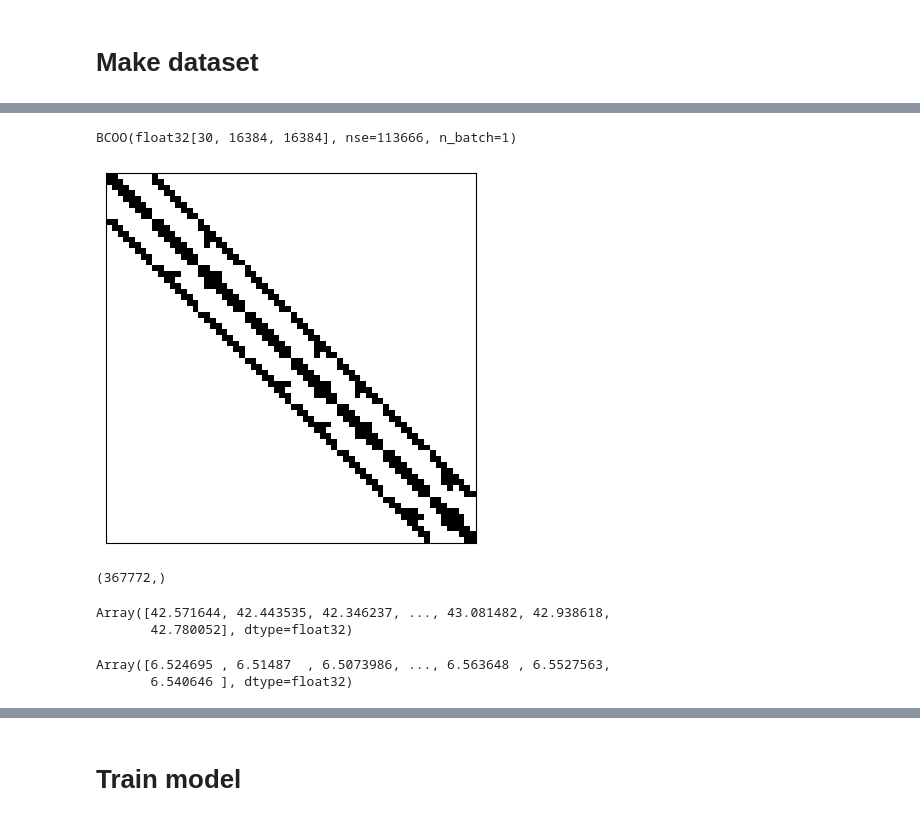
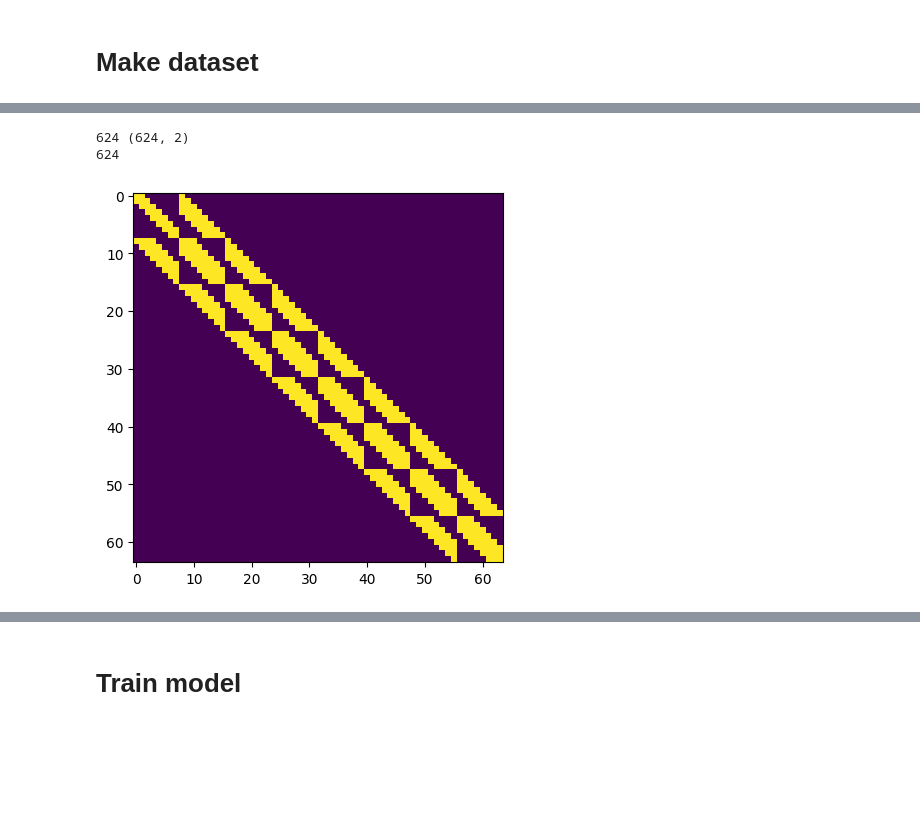
Before and after one commit to vltrifonov/PreCorrector, a Jupyter notebook: experiments/Experiments_Poisson2D.ipynb, the cells around one changed output, grey strips where cells are left out. Saved outputs shown, nothing was run; the diff lists cells and outputs as text; code cells hidden in the pictures; blank space fills up the shorter version.

```diff
--- a/experiments/Experiments_Poisson2D.ipynb
+++ b/experiments/Experiments_Poisson2D.ipynb
@@ -29,7 +29,7 @@ from train import train
 # Setup experiment
 # %%
 dataset = 'simple'                # 'krylov', 'simple'
-grid = 128
+grid = 8
 N_samples_train = 30
 N_samples_test = 5
 
@@ -81,28 +82,13 @@ print(perf_counter() - s1)
-# %%
-A_train
-# %% [output]
-BCOO(float32[30, 16384, 16384], nse=113666, n_batch=1)
-# %%
-plt.set_cmap('binary')
-A_ = A_train[0, ...]
-A_.data = A_.data * 0 + 1
-
-plt.imshow(A_.todense())
-plt.xticks([])
-plt.yticks([]);
-# %% [output]
-[figure, removed]
-# %%
-jnp.unique(A_train.data).shape
-# %% [output]
-(367772,)
-# %%
-A_test[3, ...].todense().diagonal()
-# %% [output]
-Array([42.571644, 42.443535, 42.346237, ..., 43.081482, 42.938618,
-       42.780052], dtype=float32)
-# %%
-jnp.sqrt(A_test[0, ...].todense().diagonal())
-# %% [output]
-Array([6.524695 , 6.51487  , 6.5073986, ..., 6.563648 , 6.5527563,
-       6.540646 ], dtype=float32)
+# %%
+import scipy
+print(A_train[0, ...].nse, A_train[0, ...].indices.shape)
+A_train_scipy = A_train[0, ...]
+A_train_scipy = scipy.sparse.coo_matrix((A_train_scipy.data, (A_train_scipy.indices[:, 0], A_train_scipy.indices[:, 1])), shape=A_train_scipy.shape, dtype=np.float64).tocsr()
+print(A_train_scipy.nnz)
+afg = A_train[0, ...]
+afg.data = afg.data * 0 + 1
+plt.imshow(afg.todense());
+# %% [output]
+624 (624, 2)
+624
+[figure, added]
```
Also changed, not shown: parts of 9 cells of this notebook, 5 other files.
